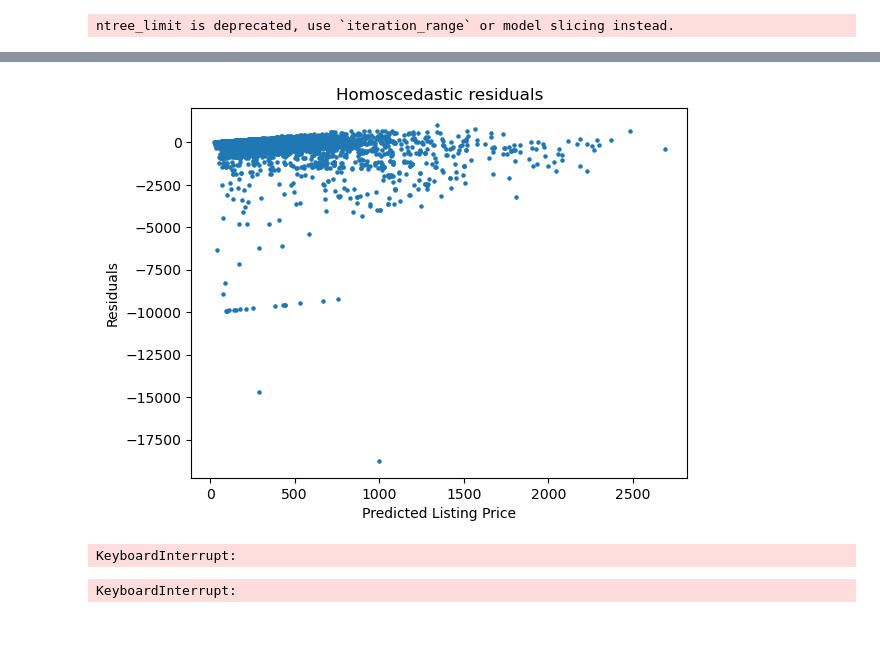
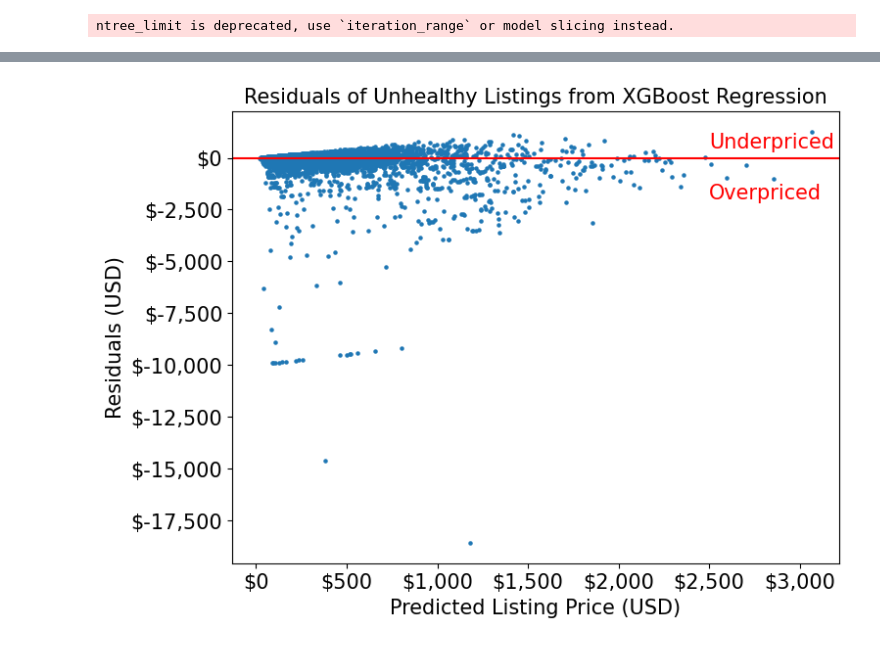
Before and after one commit to harryh5427/AirBnB_Pricing, a Jupyter notebook: AirBnB_Pricing.ipynb, the cells around one changed output, grey strips where cells are left out. Cells and saved outputs as stored; diff of their text form; code cells hidden in the pictures.

```diff
--- a/AirBnB_Pricing.ipynb
+++ b/AirBnB_Pricing.ipynb
@@ -1018,10 +1046,9 @@ Test score: 0.604
 from sklearn.linear_model import ElasticNet
 import joblib
 
-fitted_search = joblib.load('model/enet.joblib')
-enet = fitted_search.best_estimator_ # As default, GridSearchCV has refit=True so this is trained with the entire X_train and y_train
+enet, best_cv_score = joblib.load('model/enet.joblib')
 print(enet)
-print(f"Mean cross-validated score of the best_estimator: {round(fitted_search.best_score_, 3)}")
+print(f"Mean cross-validated score of the best_estimator: {round(best_cv_score, 3)}")
 print("ElasticNet Regression R-squared")
 print(f"Train score: {round(enet.score(X_train, y_train), 3)}")
 print(f"Test score: {round(enet.score(X_test, y_test), 3)}")
@@ -1028,10 +1063,9 @@ print(f"Test score: {round(enet.score(X_test, y_test), 3)}")
 # %%
 from sklearn.ensemble import RandomForestRegressor
 
-fitted_search = joblib.load('model/rfr.joblib')
-rfr = fitted_search.best_estimator_ # As default, GridSearchCV has refit=True so this is trained with the entire X_train and y_train
+rfr, best_cv_score = joblib.load('model/rfr.joblib')
 print(rfr)
-print(f"Mean cross-validated score of the best_estimator: {round(fitted_search.best_score_, 3)}")
+print(f"Mean cross-validated score of the best_estimator: {round(best_cv_score, 3)}")
 print("Random Forest Regression R-squared")
 print(f"Train score: {round(rfr.score(X_train, y_train), 3)}")
 print(f"Test score: {round(rfr.score(X_test, y_test), 3)}")
@@ -1120,3 +1151,4 @@ Index(['host_since', 'host_response_time', 'host_response_rate',
 # %%
 unhealthy_price_true = np.exp(df_unhealthy['log_price'])
 unhealthy_price_pred = np.exp(xgb.predict(df_unhealthy.drop(columns=['log_price'])))
+residual = unhealthy_price_pred - unhealthy_price_true
@@ -1131,27 +1155,15 @@ plt.show()
 # %%
-plt.scatter(unhealthy_price_pred, unhealthy_price_pred - unhealthy_price_true, s=5)
-plt.xlabel('Predicted Listing Price')
-plt.ylabel('Residuals')
-plt.title('Homoscedastic residuals')
-
+plt.figure(figsize=(8, 6))
+plt.scatter(unhealthy_price_pred, residual, s=5)
+plt.axhline(0., c='r')
+plt.text(2500., 500., "Underpriced", fontsize=15, c='r')
+plt.text(2500., -2000., "Overpriced", fontsize=15, c='r')
+plt.xlabel('Predicted Listing Price (USD)', fontsize=15)
+plt.ylabel('Residuals (USD)', fontsize=15)
+plt.title('Residuals of Unhealthy Listings from XGBoost Regression', fontsize=15)
+plt.tick_params('both', labelsize=15)
+plt.gca().xaxis.set_major_formatter(plt.matplotlib.ticker.StrMethodFormatter('${x:,.0f}'))
+plt.gca().yaxis.set_major_formatter(plt.matplotlib.ticker.StrMethodFormatter('${x:,.0f}'))
 plt.show()
 # %% [output]
-[figure, old version]
+[figure, new version]
-# %%
-from sklearn.linear_model import ElasticNet
-
-pipe = Pipeline(steps =[\
-    ('scaler', StandardScaler()),\
-    ('model', ElasticNet())
-])
-params = {'model__alpha': 10.**np.arange(-3, 4),\
-          'model__l1_ratio': np.linspace(0., 1., 6),\
-          'model__max_iter': [8000]}
-
-grid_search = GridSearchCV(pipe, param_grid=params, cv=5) # Set GridSearchCV with 5-fold cross-validation
-fitted_search = grid_search.fit(X_train, y_train) # Fit the GridSearchCV with the data
-enet = fitted_search.best_estimator_
-print(enet)
-print(f"Mean cross-validated score of the best_estimator: {round(fitted_search.best_score_, 3)}")
-# %% [output]
-KeyboardInterrupt:
@@ -1162,16 +1169,0 @@ print(f"Test score: {round(enet.score(X_test, y_test), 3)}")
-# %%
-from sklearn.ensemble import RandomForestRegressor
-
-pipe = Pipeline(steps =[\
-    ('model', RandomForestRegressor())
-])
-params = {'model__n_estimators': [100, 500],
-          'model__max_depth': [5000, 10000]}
-
-grid_search = GridSearchCV(pipe, param_grid=params, cv=5) # Set GridSearchCV with 5-fold cross-validation
-fitted_search = grid_search.fit(X_train, y_train) # Fit the GridSearchCV with the data
-rfr = fitted_search.best_estimator_
-print(rfr)
-print(f"Mean cross-validated score of the best_estimator: {round(fitted_search.best_score_, 3)}")
-# %% [output]
-KeyboardInterrupt:
```
Also changed, not shown: parts of 63 cells of this notebook.
